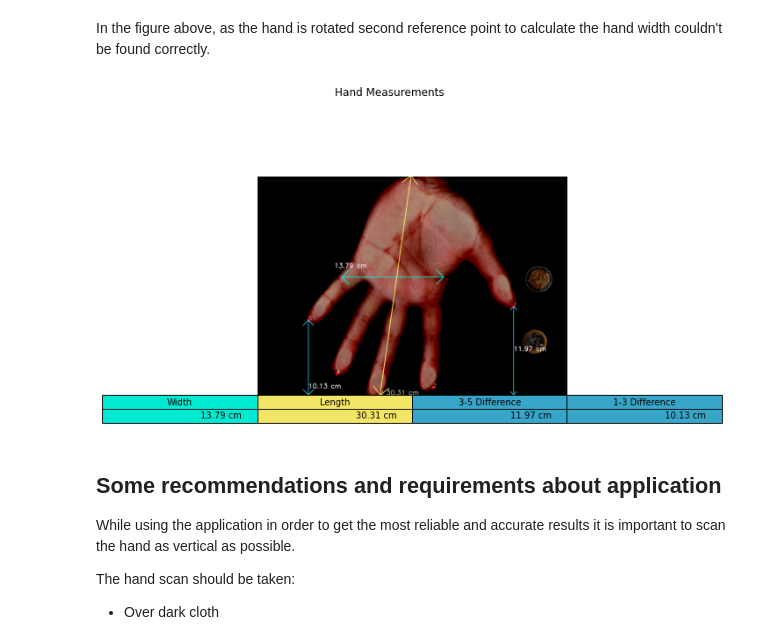
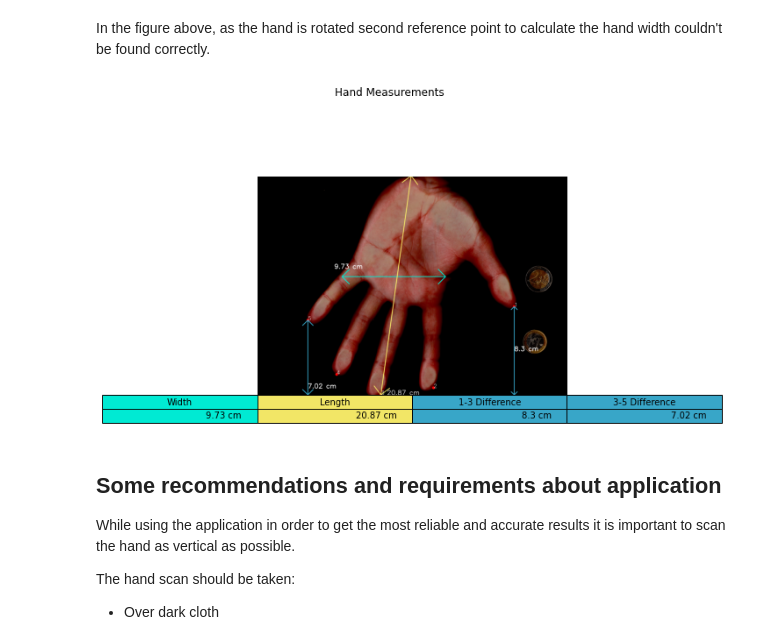
Before and after one commit to GunesSayin1/HandSize-Measurement, a Jupyter notebook: CVIP_Main_Assignment.ipynb, the cells around one changed output. Saved outputs shown, nothing was run; the diff lists cells and outputs as text; code cells hidden in the pictures.

```diff
--- a/CVIP_Main_Assignment.ipynb
+++ b/CVIP_Main_Assignment.ipynb
@@ -382,7 +382,7 @@ class Hand_measurement:
         c = str(str(round(self.one_to_three(), 2)) + " cm")
         d = str(str(round(self.five_to_three(), 2)) + " cm")
 
-        df = {"Width": [a], "Length": [b], "3-5 Difference": [c], "1-3 Difference": [d]}
+        df = {"Width": [a], "Length": [b], "1-3 Difference": [c], "3-5 Difference": [d]}
         x = pd.DataFrame.from_dict(df)
         plt.imshow(cv2.cvtColor(self.image, cv2.COLOR_BGR2RGB))
 
@@ -453,11 +453,11 @@ newhand.plot_table()
 # %% [markdown]
 In the figure above, as the hand is rotated second reference point to calculate the hand width couldn't be found correctly.
 # %%
-newhand = Hand_measurement("SCAN20210310_0014.bmp", "left",14,255)
+newhand = Hand_measurement("SCAN20210310_0014.bmp", "left",6,255)
 plt.figure(figsize=(7,7))
 newhand.plot_table()
 # %% [output]
-[figure, old version]
+[figure, new version]
 # %% [markdown]
 ## Some recommendations and requirements about application
 
```
Also changed, not shown: parts of 1 cell of this notebook, 7 other files.
